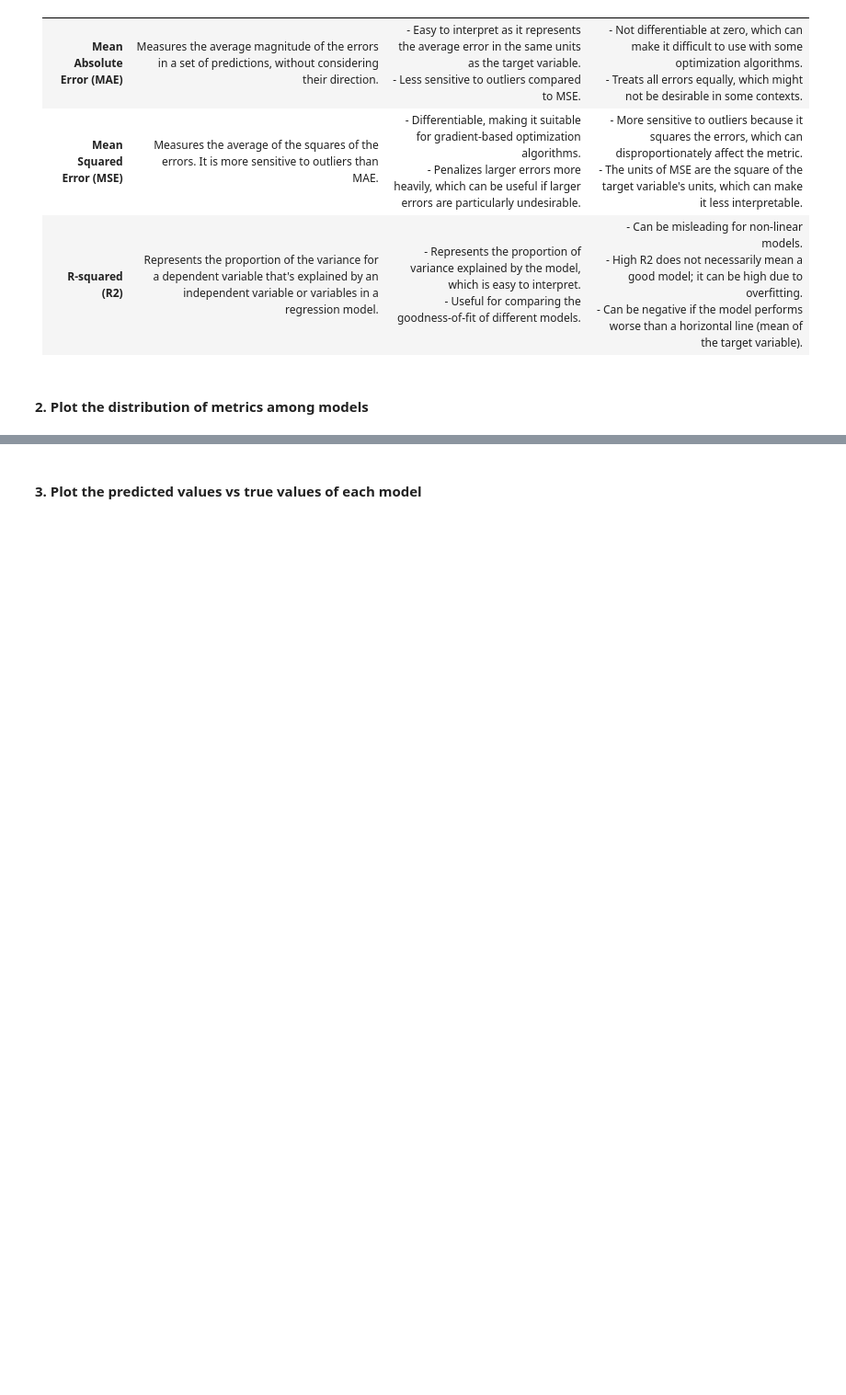
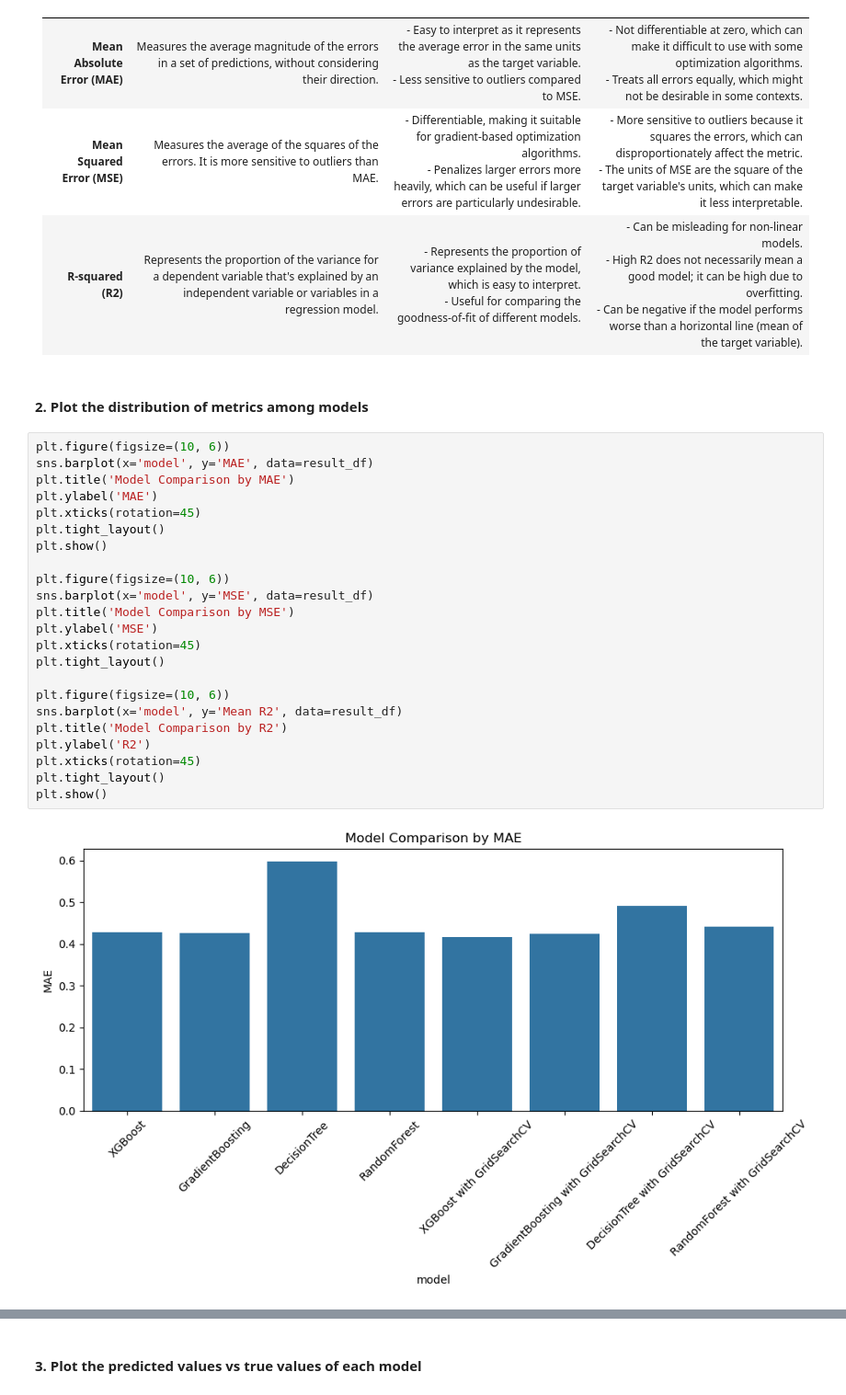
Before and after one commit to truongthuankiet1990gmailcom/Intro2DS---HCMUS---2024, a Jupyter notebook: Data_Modelling/Modelling.ipynb, the cells around one changed output, grey strips where cells are left out. Shown at 92% size. Drawn from its saved outputs; the diff is of its cells as text; blank space fills up the shorter version.

```diff
--- a/Data_Modelling/Modelling.ipynb
+++ b/Data_Modelling/Modelling.ipynb
@@ -790,3 +790,28 @@ result_df.to_csv('result.csv', index=False)
 | **R-squared (R2)** | Represents the proportion of the variance for a dependent variable that's explained by an independent variable or variables in a regression model.|- Represents the proportion of variance explained by the model, which is easy to interpret. <br> - Useful for comparing the goodness-of-fit of different models. | - Can be misleading for non-linear models. <br> - High R2 does not necessarily mean a good model; it can be high due to overfitting. <br> - Can be negative if the model performs worse than a horizontal line (mean of the target variable). |
 # %% [markdown]
 #### 2. Plot the distribution of metrics among models
+# %%
+plt.figure(figsize=(10, 6))
+sns.barplot(x='model', y='MAE', data=result_df)
+plt.title('Model Comparison by MAE')
+plt.ylabel('MAE')
+plt.xticks(rotation=45)
+plt.tight_layout()
+plt.show()
+
+plt.figure(figsize=(10, 6))
+sns.barplot(x='model', y='MSE', data=result_df)
+plt.title('Model Comparison by MSE')
+plt.ylabel('MSE')
+plt.xticks(rotation=45)
+plt.tight_layout()
+
+plt.figure(figsize=(10, 6))
+sns.barplot(x='model', y='Mean R2', data=result_df)
+plt.title('Model Comparison by R2')
+plt.ylabel('R2')
+plt.xticks(rotation=45)
+plt.tight_layout()
+plt.show()
+# %% [output]
+[figure, added]
```
Also changed, not shown: parts of 16 cells of this notebook, 3 other files.
